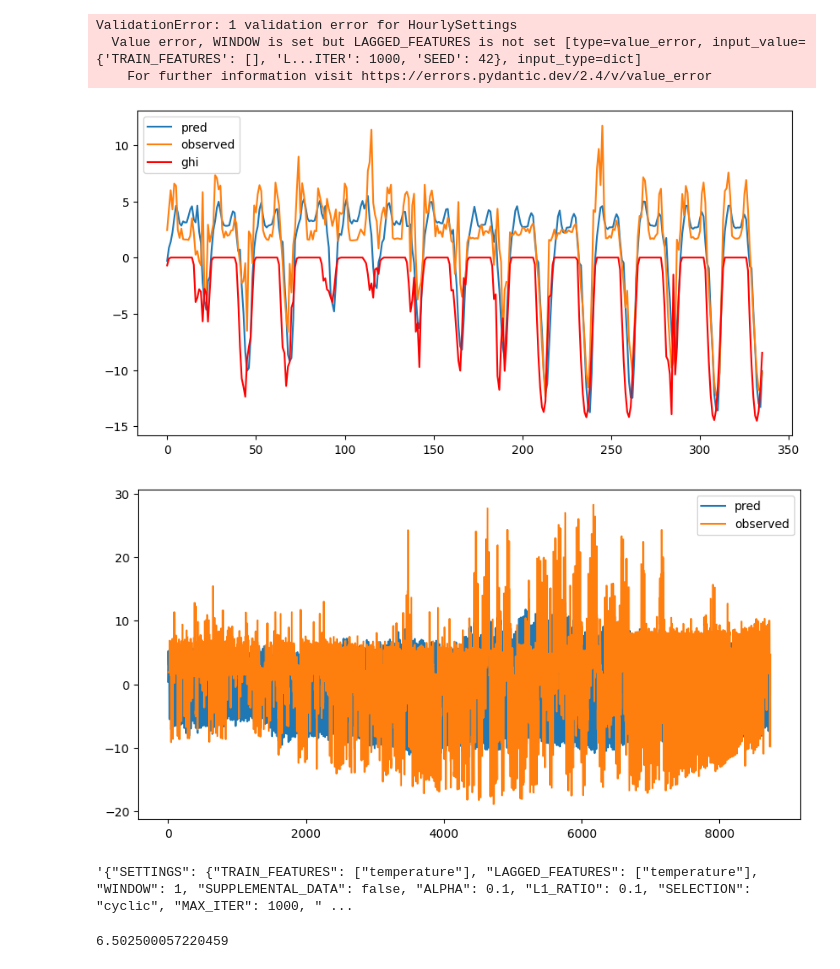
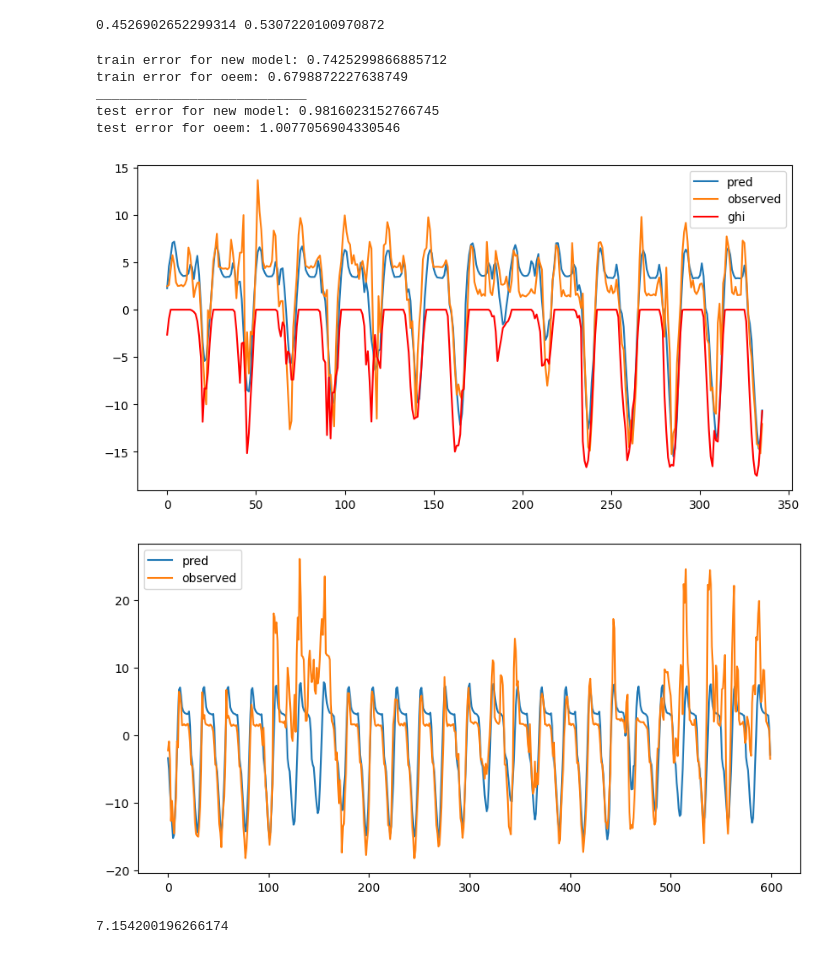
Before and after one commit to openeemeter/eemeter, a Jupyter notebook: scripts/hourly_test.ipynb, the cells around one changed output. Cells and saved outputs as stored; diff of their text form; code cells hidden in the pictures.

```diff
--- a/scripts/hourly_test.ipynb
+++ b/scripts/hourly_test.ipynb
@@ -39,15 +97,15 @@ lon = meta.loc[meta.index == sid].iloc[0]['station_longitude']
 sd = subsample_df.loc[sid].copy()
 metadata = {'lat': lat, 'lon': lon, 'sid': sid}
 config = {
-    'window': 1
+    'window': 0
 }
 data_loader = MCE_Data_Loader_Test(config)
 sid, df_trains, df_tests = data_loader.get_all_cleaned_data(metadata, sd)
 # %%
 settings = em.HourlySettings(
-    TRAIN_FEATURES=[],
-    LAGGED_FEATURES=[], # 'ghi'
-    WINDOW=1,
+    TRAIN_FEATURES=['ghi'],
+    LAGGED_FEATURES=None, # 'ghi'
+    WINDOW=None,
     OUTPUT_FEATURES=['start_local', 'temperature', 'ghi', 'clearsky_ghi', 'observed', 'predicted', 'month'],
     SUPPLEMENTAL_DATA=False,
     ALPHA=0.1,
@@ -59,10 +117,13 @@ settings = em.HourlySettings(
 
 err_type = 'pnrmse'
 
-model = em.HourlyModel(settings=settings)
 tr_errors = []
 te_errors = []
-for k in range(len(df_trains)):
+# for k in range(len(df_trains)):
+
+for k in range(1):
+    model = em.HourlyModel(settings=settings)
+
     model.fit(df_trains[k])
     tr_errors.append(getattr(model.baseline_metrics, err_type))
 
@@ -78,10 +139,9 @@ for k in range(len(df_trains)):
 
     te_errors.append(err)
 
-plt.plot(tr_errors, label='train')
-plt.plot(te_errors, label='test')
-plt.legend()
+# plt.plot(tr_errors, label='train')
+# plt.plot(te_errors, label='test')
+# plt.legend()
+print(np.mean(tr_errors), np.mean(te_errors))
 # %% [output]
-ValidationError: 1 validation error for HourlySettings
-  Value error, WINDOW is set but LAGGED_FEATURES is not set [type=value_error, input_value={'TRAIN_FEATURES': [], 'L...ITER': 1000, 'SEED': 42}, input_type=dict]
-    For further information visit https://errors.pydantic.dev/2.4/v/value_error
+0.4526902652299314 0.5307220100970872
@@ -88,3 +174,28 @@ ValidationError: 1 validation error for HourlySettings
+# %%
+tr_nm_err = []
+te_nm_err = []
+tr_ct_err = []
+te_ct_err = []
+for res in results:
+    tr_nm_err.append(np.mean(res[3]['new_model']))
+    te_nm_err.append(np.mean(res[4]['new_model']))
+
+    tr_ct_err.append(np.mean(res[3]['oeem']))
+    te_ct_err.append(np.mean(res[4]['oeem']))
+
+print('train error for new model:', np.mean(tr_nm_err))
+print('train error for oeem:', np.mean(tr_ct_err))
+
+print("___________________________")
+
+print('test error for new model:', np.mean(te_nm_err))
+print('test error for oeem:', np.mean(te_ct_err))
+# %% [output]
+train error for new model: 0.7425299866885712
+train error for oeem: 0.6798872227638749
+___________________________
+test error for new model: 0.9816023152766745
+test error for oeem: 1.0077056904330546
 # %%
 start = 24*70
 window = 24*14
@@ -97,30 +208,25 @@ plt.plot(-new_df['ghi'][start:end].values*20, label='ghi', c='r')
 plt.legend()
 plt.show()
 # %% [output]
-[figure, old version]
+[figure, new version]
 # %%
-start = 24*0
-window = 365*24-24
+start = 4000
+window = 600
 end = start + window
 plt.rcParams['figure.figsize'] = [10, 5]
 
 plt.plot(new_df['predicted'][start:end].values, label='pred')
 plt.plot(new_df['observed'][start:end].values, label='observed')
 # plt.plot(-new_df['ghi'][start:end].values*20, label='ghi', c='r')
 plt.legend()
 plt.show()
 # %% [output]
-[figure, old version]
+[figure, new version]
-# %%
-model.to_json()
-# %% [output]
-'{"SETTINGS": {"TRAIN_FEATURES": ["temperature"], "LAGGED_FEATURES": ["temperature"], "WINDOW": 1, "SUPPLEMENTAL_DATA": false, "ALPHA": 0.1, "L1_RATIO": 0.1, "SELECTION": "cyclic", "MAX_ITER": 1000, " ...
 # %%
 # Testing Serialization
 
-json = model.to_json()
-new_model = em.HourlyModel.from_json(json)
-# new_model.baseline_metrics.observed.iqr - model.baseline_metrics.observed.iqr
-new_model.baseline_metrics.observed.iqr
+# json = model.to_json()
+# new_model = em.HourlyModel.from_json(json)
+# new_model.baseline_metrics.observed.iqr
 # %% [output]
-6.502500057220459
+7.154200196266174
```
Also changed, not shown: parts of 7 cells of this notebook, 4 other files.
